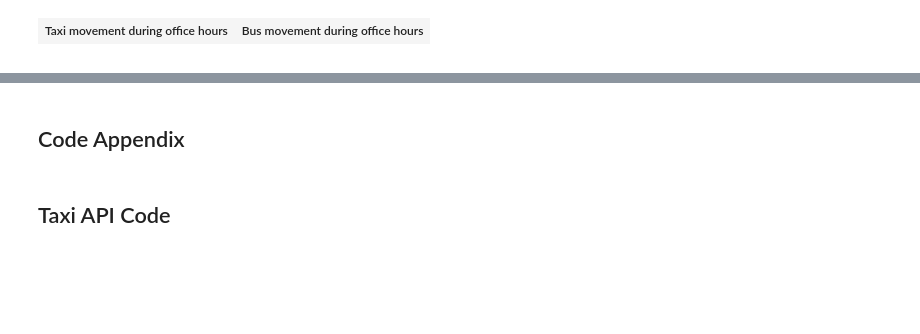
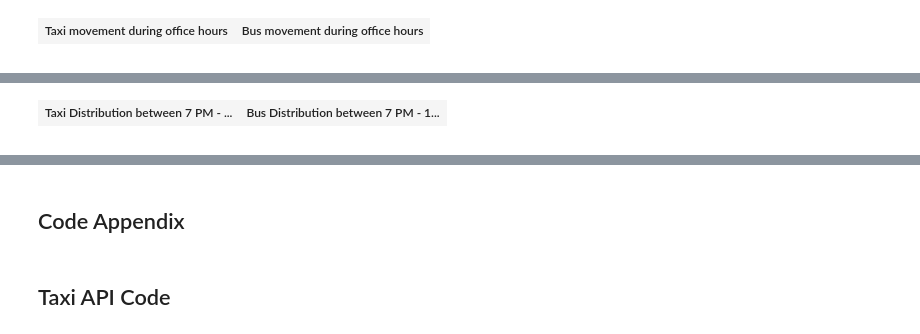
Before and after one commit to karthikBalasubramanian/LTA_Singapore, a Jupyter notebook: 15687 Final Project Report.ipynb, the cells around one changed output, grey strips where cells are left out. Cells and saved outputs as stored; diff of their text form; code cells hidden in the pictures; blank space fills up the shorter version.

```diff
--- a/15687 Final Project Report.ipynb
+++ b/15687 Final Project Report.ipynb
@@ -264,0 +430,24 @@ Here is an idea of where people live in Singapore and how the Land is utilized i
+# %%
+%%HTML
+<table width="100%">
+<tr>
+   <th>Taxi Distribution between 7 PM - 10 PM</th>
+   <th>Bus Distribution between 7 PM - 10 PM</th>
+</tr>
+<tr>
+<td align="left" valign="top" width="50%">
+<video width="475" height="300"  controls>
+  <source src="./videos/taxi_eve_hours.mp4" type="video/mp4">
+</video>
+</td>
+<td align="left" valign="top" width="50%">
+<video controls width="475" height="300" >
+  <source src="./videos/bus_eve_hours.mp4" type="video/mp4">
+</video>
+</td>
+</tr>
+
+</table>
+# %% [output]
+| Taxi Distribution between 7 PM - ... | Bus Distribution between 7 PM - 1... |
+|  |  |
```
Also changed, not shown: parts of 29 cells of this notebook, 31 other files.
